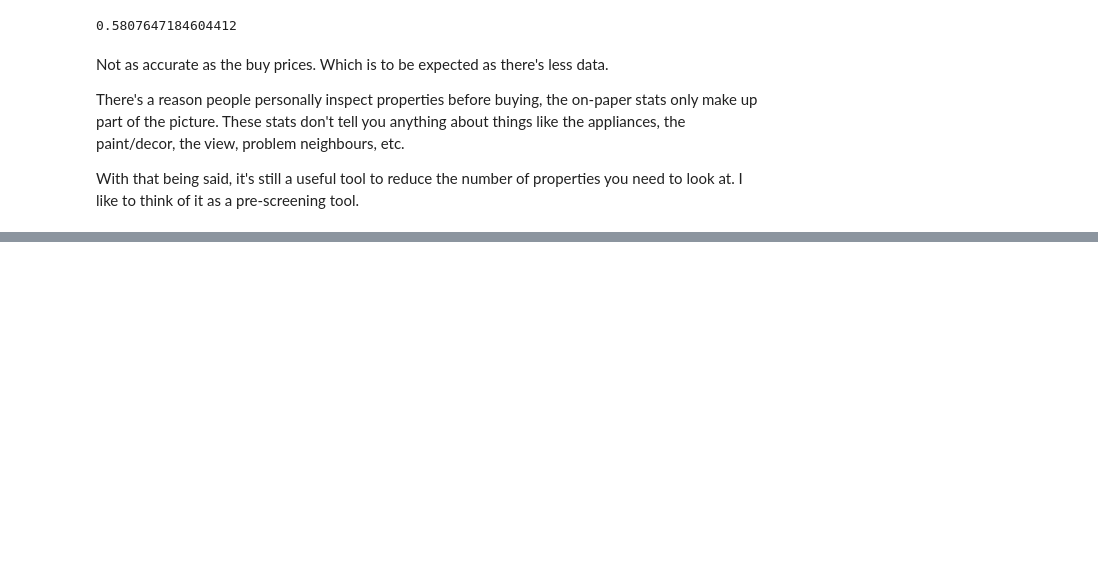
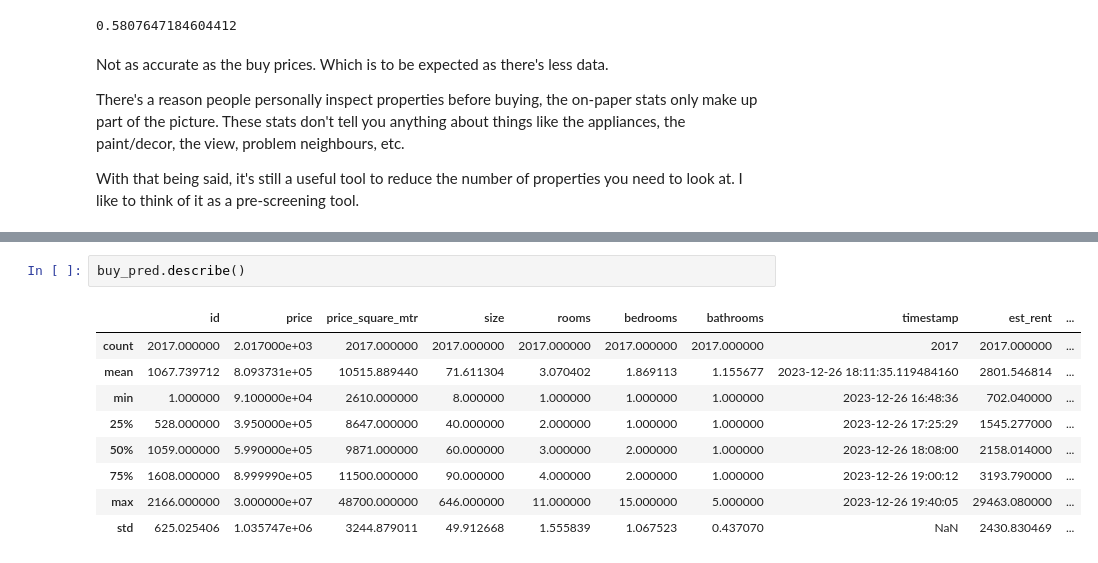
Before and after one commit to BenjaminHThomas/paris-re-analysis, a Jupyter notebook: exploration_1.ipynb, the cells around one changed output, grey strips where cells are left out. Saved outputs shown, nothing was run; the diff lists cells and outputs as text; blank space fills up the shorter version.

```diff
--- a/exploration_1.ipynb
+++ b/exploration_1.ipynb
@@ -814,0 +843,12 @@ With that being said, it's still a useful tool to reduce the number of propertie
+# %%
+buy_pred.describe()
+# %% [output]
+|  | id | price | price_square_mtr | size | rooms | bedrooms | bathrooms | timestamp | est_rent | ... |
+| count | 2017.000000 | 2.017000e+03 | 2017.000000 | 2017.000000 | 2017.000000 | 2017.000000 | 2017.000000 | 2017 | 2017.000000 | ... |
+| mean | 1067.739712 | 8.093731e+05 | 10515.889440 | 71.611304 | 3.070402 | 1.869113 | 1.155677 | 2023-12-26 18:11:35.119484160 | 2801.546814 | ... |
+| min | 1.000000 | 9.100000e+04 | 2610.000000 | 8.000000 | 1.000000 | 1.000000 | 1.000000 | 2023-12-26 16:48:36 | 702.040000 | ... |
+| 25% | 528.000000 | 3.950000e+05 | 8647.000000 | 40.000000 | 2.000000 | 1.000000 | 1.000000 | 2023-12-26 17:25:29 | 1545.277000 | ... |
+| 50% | 1059.000000 | 5.990000e+05 | 9871.000000 | 60.000000 | 3.000000 | 2.000000 | 1.000000 | 2023-12-26 18:08:00 | 2158.014000 | ... |
+| 75% | 1608.000000 | 8.999990e+05 | 11500.000000 | 90.000000 | 4.000000 | 2.000000 | 1.000000 | 2023-12-26 19:00:12 | 3193.790000 | ... |
+| max | 2166.000000 | 3.000000e+07 | 48700.000000 | 646.000000 | 11.000000 | 15.000000 | 5.000000 | 2023-12-26 19:40:05 | 29463.080000 | ... |
+| std | 625.025406 | 1.035747e+06 | 3244.879011 | 49.912668 | 1.555839 | 1.067523 | 0.437070 | NaN | 2430.830469 | ... |
```
Also changed, not shown: parts of 9 cells of this notebook.
